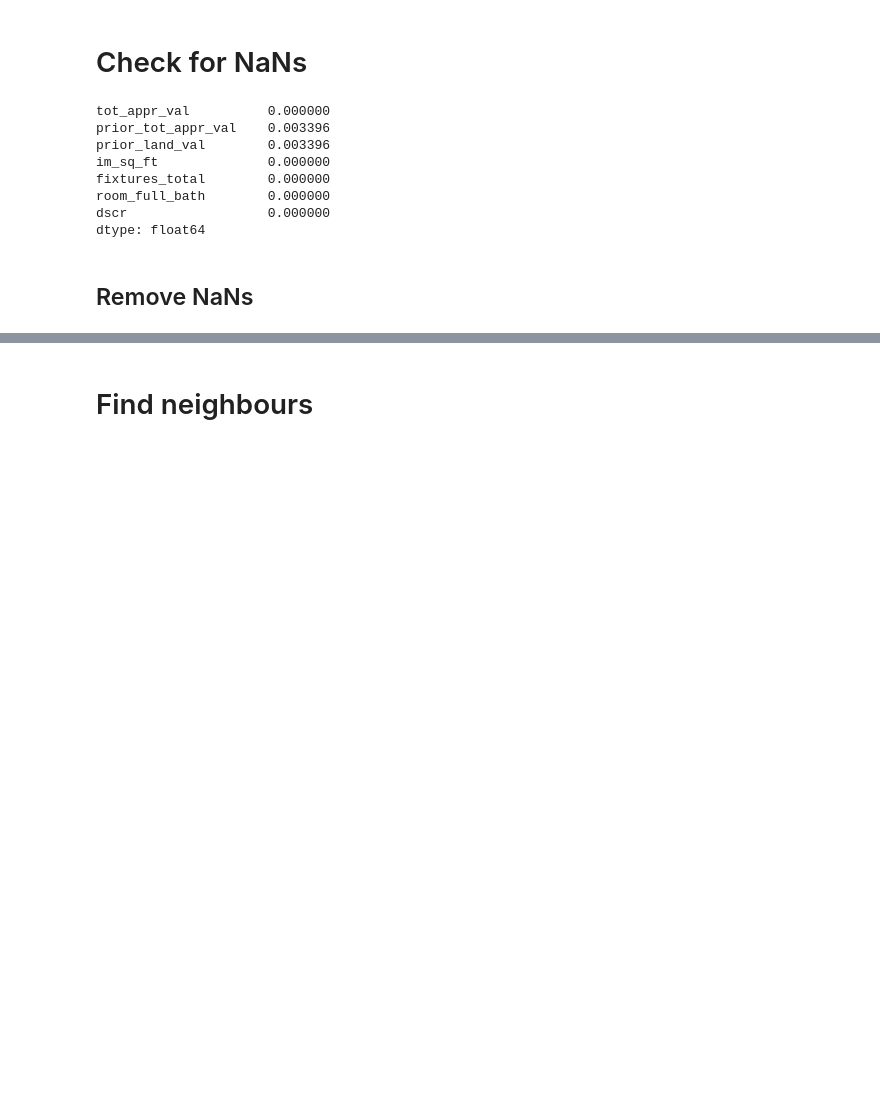
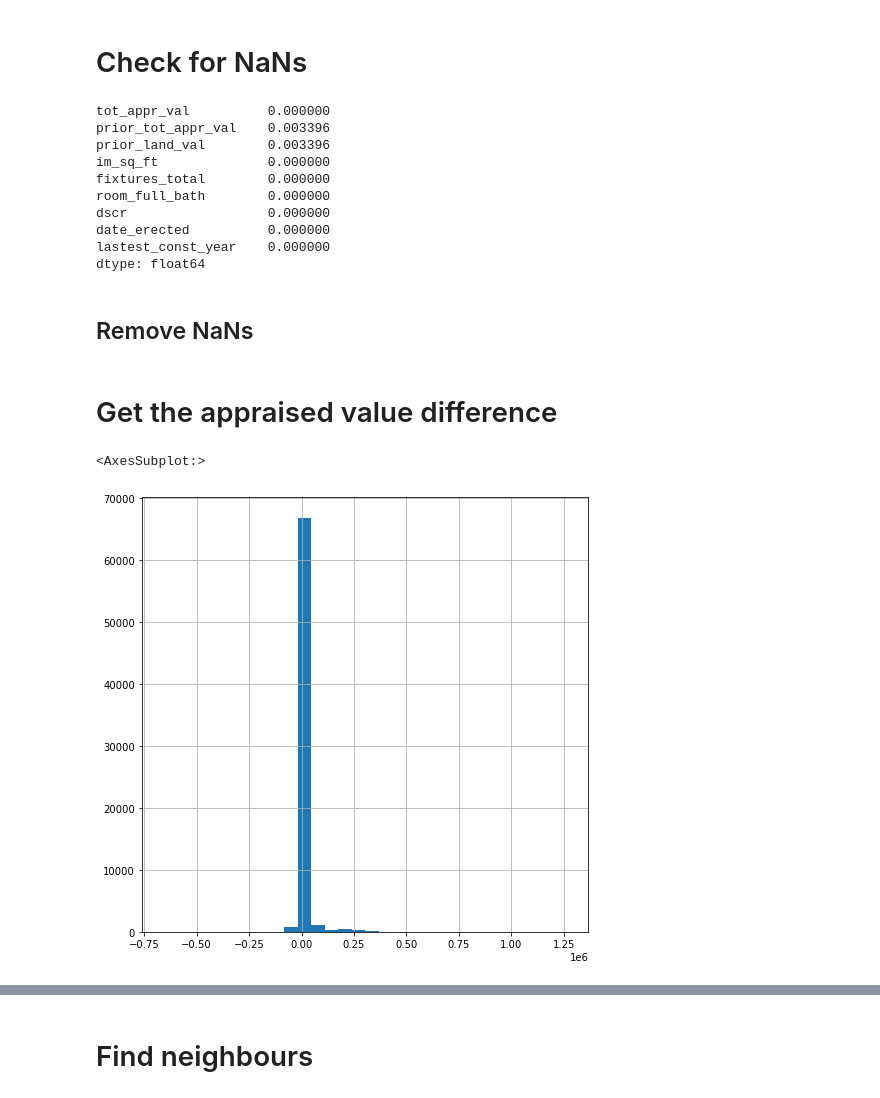
Before and after one commit to RafaelPinto/hcad_pred, a Jupyter notebook: notebooks/01_Exploratory/3.0-rp-hcad-preprocessing_and_data_split.ipynb, the cells around one changed output, grey strips where cells are left out. Drawn from its saved outputs; the diff is of its cells as text; code cells hidden in the pictures; blank space fills up the shorter version.

```diff
--- a/notebooks/01_Exploratory/3.0-rp-hcad-preprocessing_and_data_split.ipynb
+++ b/notebooks/01_Exploratory/3.0-rp-hcad-preprocessing_and_data_split.ipynb
@@ -127,0 +130,2 @@ from sklearn.cluster import KMeans
+# %%
+klein['lastest_const_year'] = klein['yr_remodel'].fillna(klein['date_erected'])
@@ -128,3 +148,5 @@ from sklearn.cluster import KMeans
+# %%
+klein.drop('yr_remodel', axis=1, inplace=True)
 # %% [markdown]
 # Check for NaNs
 # %%
@@ -137,8 +159,12 @@ im_sq_ft              0.000000
 fixtures_total        0.000000
 room_full_bath        0.000000
 dscr                  0.000000
+date_erected          0.000000
+lastest_const_year    0.000000
 dtype: float64
 # %% [markdown]
 ## Remove NaNs
 # %%
-klein = klein.dropna()
+klein = klein.dropna().copy()
+# %% [markdown]
+# Get the appraised value difference
@@ -144,0 +175,8 @@ klein = klein.dropna()
+# %%
+klein['appr_val_diff'] = klein['tot_appr_val'] - klein['prior_tot_appr_val']
+# %%
+plt.figure(figsize=(8, 8))
+klein['appr_val_diff'].hist(bins=30)
+# %% [output]
+<AxesSubplot:>
+[figure, added]
```
Also changed, not shown: parts of 38 cells of this notebook, 5 other files.
